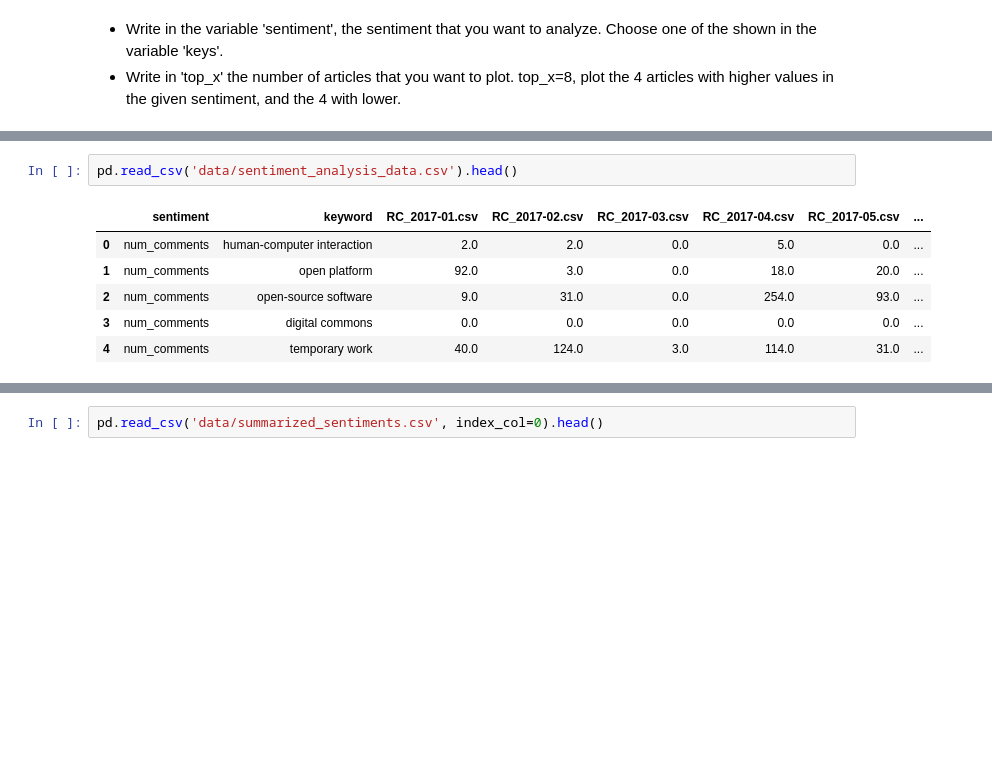
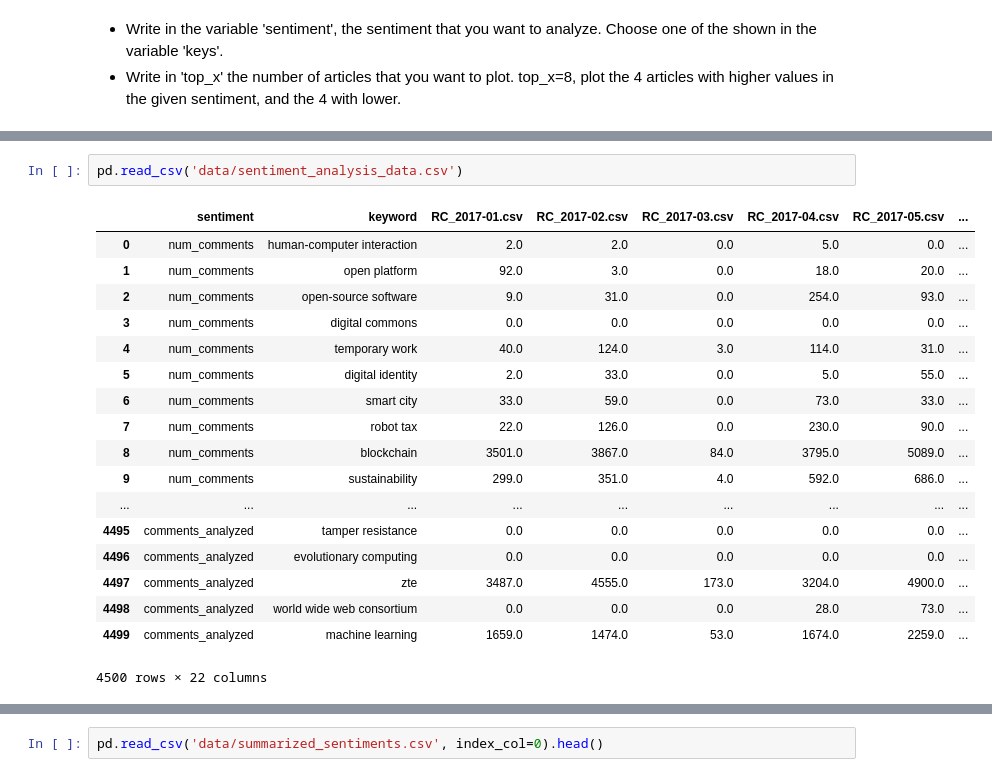
Before and after one commit to NGI4eu/engineroom-sentiment_analysis, a Jupyter notebook: Sentiment_Analysis_LIWC.ipynb, the cells around one changed output, grey strips where cells are left out. Saved outputs shown, nothing was run; the diff lists cells and outputs as text; blank space fills up the shorter version.

Commit message:
Modifications Sentiment Analysis Visualizations

```diff
--- a/Sentiment_Analysis_LIWC.ipynb
+++ b/Sentiment_Analysis_LIWC.ipynb
@@ -396,11 +396,23 @@ plot_monthly_multiple_sentiments(['twitter', 'google', 'facebook', 'amazon', 'zt
 [interactive output not drawn]
 [interactive output not drawn]
 # %%
-pd.read_csv('data/sentiment_analysis_data.csv').head()
+pd.read_csv('data/sentiment_analysis_data.csv')
 # %% [output]
 |  | sentiment | keyword | RC_2017-01.csv | RC_2017-02.csv | RC_2017-03.csv | RC_2017-04.csv | RC_2017-05.csv | ... |
 | 0 | num_comments | human-computer interaction | 2.0 | 2.0 | 0.0 | 5.0 | 0.0 | ... |
 | 1 | num_comments | open platform | 92.0 | 3.0 | 0.0 | 18.0 | 20.0 | ... |
 | 2 | num_comments | open-source software | 9.0 | 31.0 | 0.0 | 254.0 | 93.0 | ... |
 | 3 | num_comments | digital commons | 0.0 | 0.0 | 0.0 | 0.0 | 0.0 | ... |
 | 4 | num_comments | temporary work | 40.0 | 124.0 | 3.0 | 114.0 | 31.0 | ... |
+| 5 | num_comments | digital identity | 2.0 | 33.0 | 0.0 | 5.0 | 55.0 | ... |
+| 6 | num_comments | smart city | 33.0 | 59.0 | 0.0 | 73.0 | 33.0 | ... |
+| 7 | num_comments | robot tax | 22.0 | 126.0 | 0.0 | 230.0 | 90.0 | ... |
+| 8 | num_comments | blockchain | 3501.0 | 3867.0 | 84.0 | 3795.0 | 5089.0 | ... |
+| 9 | num_comments | sustainability | 299.0 | 351.0 | 4.0 | 592.0 | 686.0 | ... |
+| ... | ... | ... | ... | ... | ... | ... | ... | ... |
+| 4495 | comments_analyzed | tamper resistance | 0.0 | 0.0 | 0.0 | 0.0 | 0.0 | ... |
+| 4496 | comments_analyzed | evolutionary computing | 0.0 | 0.0 | 0.0 | 0.0 | 0.0 | ... |
+| 4497 | comments_analyzed | zte | 3487.0 | 4555.0 | 173.0 | 3204.0 | 4900.0 | ... |
+| 4498 | comments_analyzed | world wide web consortium | 0.0 | 0.0 | 0.0 | 28.0 | 73.0 | ... |
+| 4499 | comments_analyzed | machine learning | 1659.0 | 1474.0 | 53.0 | 1674.0 | 2259.0 | ... |
+4500 rows × 22 columns
```
Also changed, not shown: parts of 1 cell of this notebook, 1 other file.
